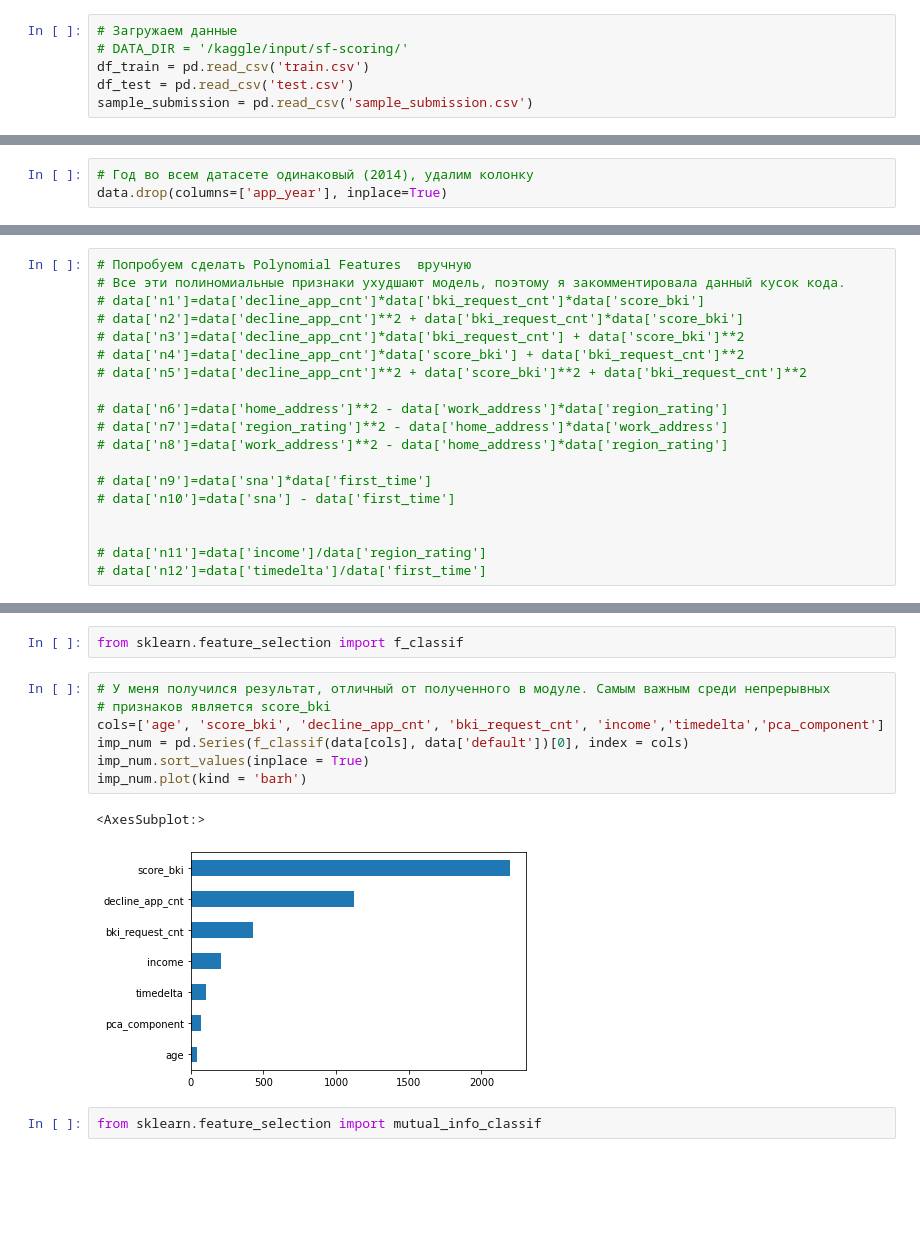
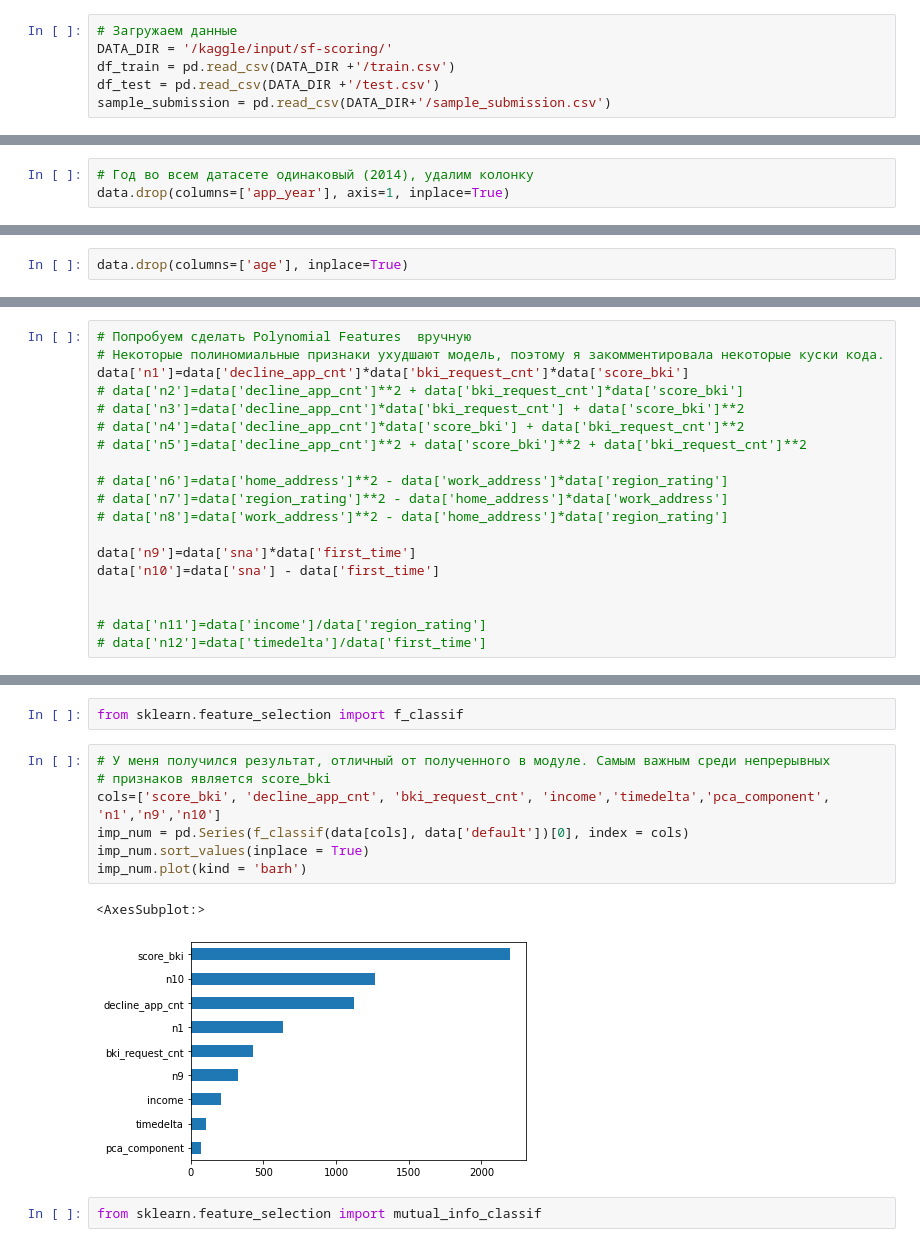
Before and after one commit to AlexandraGVZ/Skillfactory_Tasks, a Jupyter notebook: module_5/Project_5_Alexandra_Gvozdeva_V71.ipynb, the cells around one changed output, grey strips where cells are left out. Cells and saved outputs as stored; diff of their text form; blank space fills up the shorter version.

```diff
--- a/module_5/Project_5_Alexandra_Gvozdeva_V38.ipynb
+++ b/module_5/Project_5_Alexandra_Gvozdeva_V71.ipynb
@@ -39,10 +39,10 @@ def IQR_outliers(i):
     return (low,high)
 # %%
 # Загружаем данные
-# DATA_DIR = '/kaggle/input/sf-scoring/'
-df_train = pd.read_csv('train.csv')
-df_test = pd.read_csv('test.csv')
-sample_submission = pd.read_csv('sample_submission.csv')
+DATA_DIR = '/kaggle/input/sf-scoring/'
+df_train = pd.read_csv(DATA_DIR +'/train.csv')
+df_test = pd.read_csv(DATA_DIR +'/test.csv')
+sample_submission = pd.read_csv(DATA_DIR+'/sample_submission.csv')
 # %%
 sample_submission.shape
 # %% [output]
@@ -200,4 +238,4 @@ data['number_of_default']=data['app_date'].apply(lambda x: dictionary_of_default
 data['percent_of_default']=(data['number_of_default']/data['number_of_clients'])*100
 # %%
 # Год во всем датасете одинаковый (2014), удалим колонку
-data.drop(columns=['app_year'], inplace=True)
+data.drop(columns=['app_year'], axis=1, inplace=True)
@@ -204,3 +397,5 @@ data.drop(columns=['app_year'], inplace=True)
+# %%
+data.drop(columns=['age'], inplace=True)
 # %%
 data.info()
 # %% [output]
@@ -325,7 +519,7 @@ poly_features.shape
 # %%
 # Попробуем сделать Polynomial Features  вручную
-# Все эти полиномиальные признаки ухудшают модель, поэтому я закомментировала данный кусок кода.
-# data['n1']=data['decline_app_cnt']*data['bki_request_cnt']*data['score_bki']
+# Некоторые полиномиальные признаки ухудшают модель, поэтому я закомментировала некоторые куски кода.
+data['n1']=data['decline_app_cnt']*data['bki_request_cnt']*data['score_bki']
 # data['n2']=data['decline_app_cnt']**2 + data['bki_request_cnt']*data['score_bki']
 # data['n3']=data['decline_app_cnt']*data['bki_request_cnt'] + data['score_bki']**2
 # data['n4']=data['decline_app_cnt']*data['score_bki'] + data['bki_request_cnt']**2
@@ -335,8 +529,8 @@ poly_features.shape
 # data['n7']=data['region_rating']**2 - data['home_address']*data['work_address']
 # data['n8']=data['work_address']**2 - data['home_address']*data['region_rating']
 
-# data['n9']=data['sna']*data['first_time']
-# data['n10']=data['sna'] - data['first_time']
+data['n9']=data['sna']*data['first_time']
+data['n10']=data['sna'] - data['first_time']
 
 
 # data['n11']=data['income']/data['region_rating']
@@ -617,13 +832,13 @@ from sklearn.feature_selection import f_classif
 # %%
 # У меня получился результат, отличный от полученного в модуле. Самым важным среди непрерывных
 # признаков является score_bki
-cols=['age', 'score_bki', 'decline_app_cnt', 'bki_request_cnt', 'income','timedelta','pca_component']
+cols=['score_bki', 'decline_app_cnt', 'bki_request_cnt', 'income','timedelta','pca_component', 'n1','n9','n10']
 imp_num = pd.Series(f_classif(data[cols], data['default'])[0], index = cols)
 imp_num.sort_values(inplace = True)
 imp_num.plot(kind = 'barh')
 # %% [output]
 <AxesSubplot:>
-[figure, old version]
+[figure, new version]
 # %%
 from sklearn.feature_selection import mutual_info_classif
 # %%
```
Also changed, not shown: parts of 55 cells of this notebook, 2 other files.
